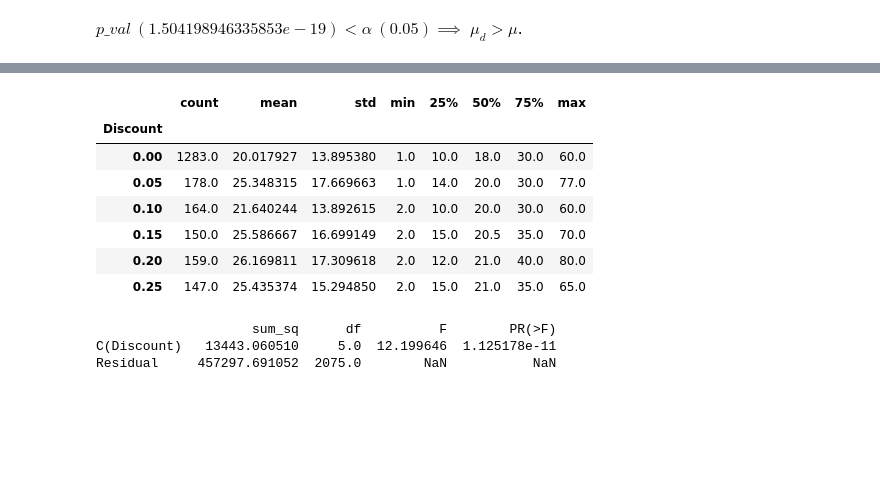
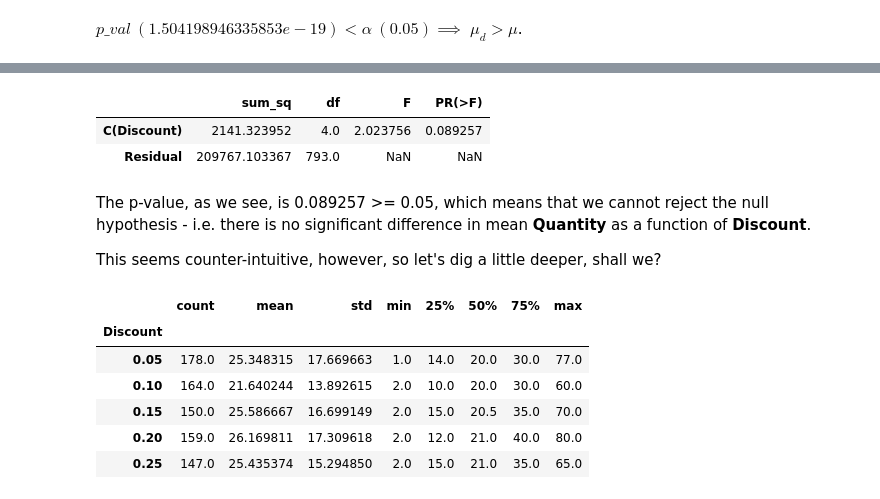
Before and after one commit to sacontreras/dsc-project-module-03, a Jupyter notebook: NorthwindProductDisountOrderEffectAnalysis.ipynb, the cells around one changed output, grey strips where cells are left out. Cells and saved outputs as stored; diff of their text form; code cells hidden in the pictures; blank space fills up the shorter version.

```diff
--- a/NorthwindProductDisountOrderEffectAnalysis.ipynb
+++ b/NorthwindProductDisountOrderEffectAnalysis.ipynb
@@ -735,21 +816,22 @@ Now let's move on to answer the second part:
+# %%
+f = "Quantity ~ C(Discount)"
+lm = ols(f, orders_with_discount_df).fit()
+sm.stats.anova_lm(lm, typ=2)
+# %% [output]
+|  | sum_sq | df | F | PR(>F) |
+| C(Discount) | 2141.323952 | 4.0 | 2.023756 | 0.089257 |
+| Residual | 209767.103367 | 793.0 | NaN | NaN |
+# %% [markdown]
+The p-value, as we see, is 0.089257 >= 0.05, which means that we cannot reject the null hypothesis - i.e. there is no significant difference in mean **Quantity** as a function of **Discount**.
+
+This seems counter-intuitive, however, so let's dig a little deeper, shall we?
 # %%
-order_detail_qty_outliers_removed_df.Quantity.groupby(order_detail_qty_outliers_removed_df.Discount).describe()
+orders_with_discount_df.Quantity.groupby(orders_with_discount_df.Discount).describe()
 # %% [output]
 |  | count | mean | std | min | 25% | 50% | 75% | max |
 | Discount |  |  |  |  |  |  |  |  |
-| 0.00 | 1283.0 | 20.017927 | 13.895380 | 1.0 | 10.0 | 18.0 | 30.0 | 60.0 |
 | 0.05 | 178.0 | 25.348315 | 17.669663 | 1.0 | 14.0 | 20.0 | 30.0 | 77.0 |
 | 0.10 | 164.0 | 21.640244 | 13.892615 | 2.0 | 10.0 | 20.0 | 30.0 | 60.0 |
 | 0.15 | 150.0 | 25.586667 | 16.699149 | 2.0 | 15.0 | 20.5 | 35.0 | 70.0 |
 | 0.20 | 159.0 | 26.169811 | 17.309618 | 2.0 | 12.0 | 21.0 | 40.0 | 80.0 |
 | 0.25 | 147.0 | 25.435374 | 15.294850 | 2.0 | 15.0 | 21.0 | 35.0 | 65.0 |
-# %%
-# this is for combined - i.e. data set includes no discount
-
-q1b_results = ols('Quantity ~ C(Discount)', data=order_detail_qty_outliers_removed_df).fit()
-q1b_anova_table = sm.stats.anova_lm(q1b_results, typ=2)
-print(q1b_anova_table)
-# %% [output]
-                    sum_sq      df          F        PR(>F)
-C(Discount)   13443.060510     5.0  12.199646  1.125178e-11
-Residual     457297.691052  2075.0        NaN           NaN
```
Also changed, not shown: parts of 15 cells of this notebook.
